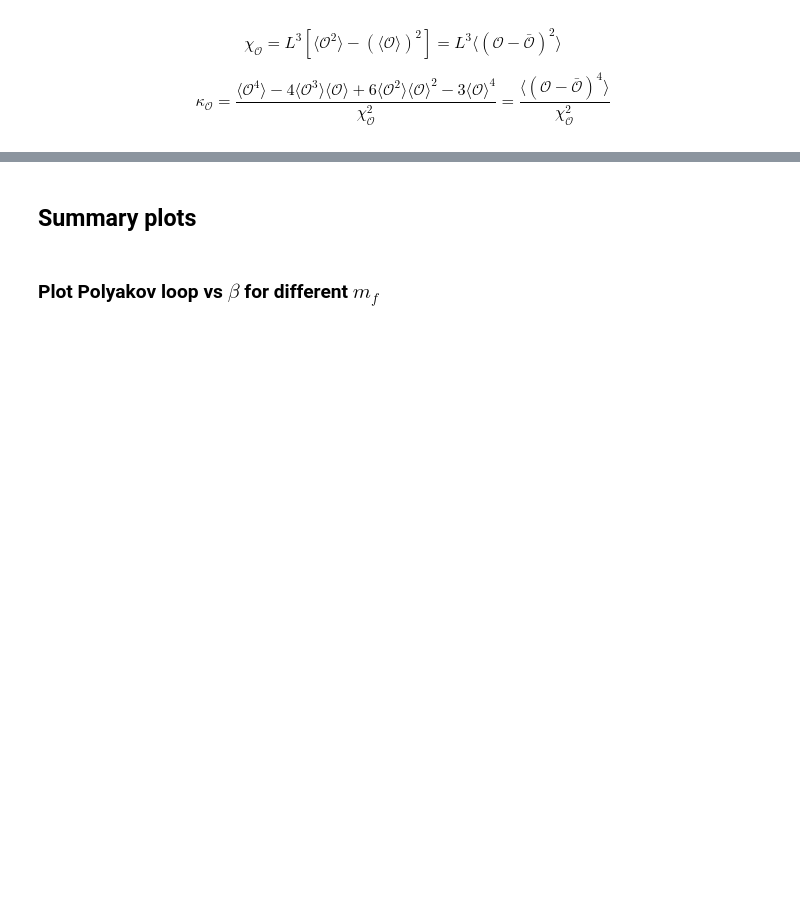
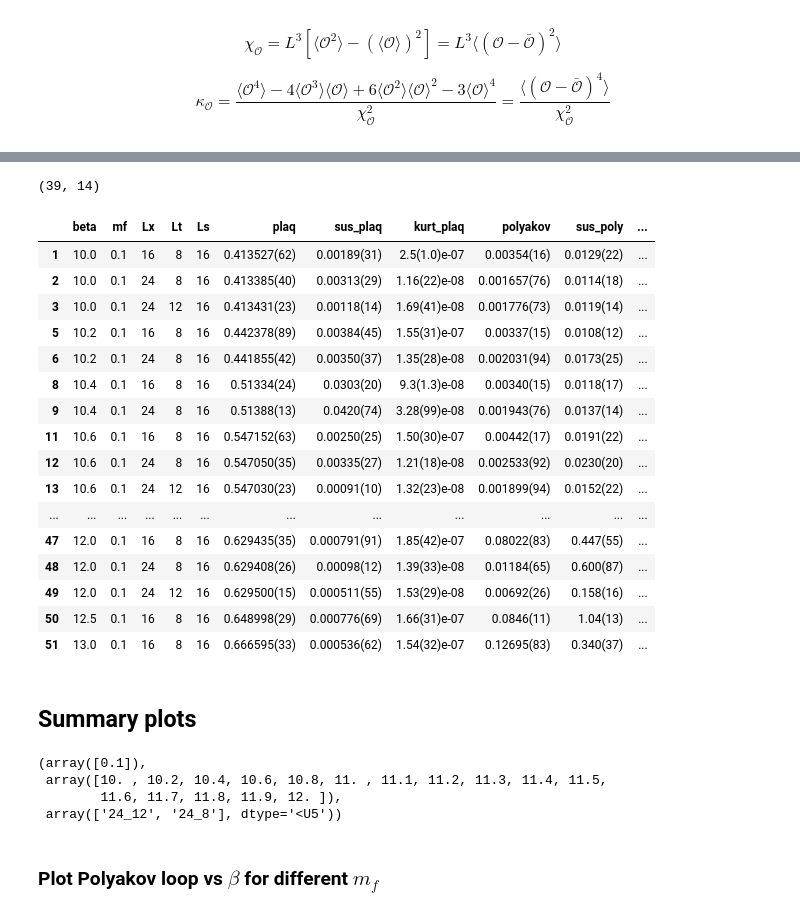
Before and after one commit to vmos1/su4_dm_grid_lsd, a Jupyter notebook: analysis/6c_HMC_compare_runs_include_extension.ipynb, the cells around one changed output, grey strips where cells are left out. Cells and saved outputs as stored; diff of their text form; code cells hidden in the pictures; blank space fills up the shorter version.

```diff
--- a/analysis/6c_HMC_compare_runs_include_extension.ipynb
+++ b/analysis/6c_HMC_compare_runs_include_extension.ipynb
@@ -385,0 +367,26 @@ data_dict.keys()
+# %%
+df_sliced=df_summary[(df_summary.Lt.isin(range(8,16)))&(df_summary.mf==0.1)]
+# df_sliced=df_summary[((df_summary.Lx==16)&(df_summary.Lt==8)&(df_summary.mf==0.1))|((df_summary.Lt==12)&(df_summary.mf==0.067))].copy()
+# df_sliced=df_summary.copy()
+print(df_sliced.shape)
+
+display(df_sliced)
+# %% [output]
+(39, 14)
+|  | beta | mf | Lx | Lt | Ls | plaq | sus_plaq | kurt_plaq | polyakov | sus_poly | ... |
+| 1 | 10.0 | 0.1 | 16 | 8 | 16 | 0.413527(62) | 0.00189(31) | 2.5(1.0)e-07 | 0.00354(16) | 0.0129(22) | ... |
+| 2 | 10.0 | 0.1 | 24 | 8 | 16 | 0.413385(40) | 0.00313(29) | 1.16(22)e-08 | 0.001657(76) | 0.0114(18) | ... |
+| 3 | 10.0 | 0.1 | 24 | 12 | 16 | 0.413431(23) | 0.00118(14) | 1.69(41)e-08 | 0.001776(73) | 0.0119(14) | ... |
+| 5 | 10.2 | 0.1 | 16 | 8 | 16 | 0.442378(89) | 0.00384(45) | 1.55(31)e-07 | 0.00337(15) | 0.0108(12) | ... |
+| 6 | 10.2 | 0.1 | 24 | 8 | 16 | 0.441855(42) | 0.00350(37) | 1.35(28)e-08 | 0.002031(94) | 0.0173(25) | ... |
+| 8 | 10.4 | 0.1 | 16 | 8 | 16 | 0.51334(24) | 0.0303(20) | 9.3(1.3)e-08 | 0.00340(15) | 0.0118(17) | ... |
+| 9 | 10.4 | 0.1 | 24 | 8 | 16 | 0.51388(13) | 0.0420(74) | 3.28(99)e-08 | 0.001943(76) | 0.0137(14) | ... |
+| 11 | 10.6 | 0.1 | 16 | 8 | 16 | 0.547152(63) | 0.00250(25) | 1.50(30)e-07 | 0.00442(17) | 0.0191(22) | ... |
+| 12 | 10.6 | 0.1 | 24 | 8 | 16 | 0.547050(35) | 0.00335(27) | 1.21(18)e-08 | 0.002533(92) | 0.0230(20) | ... |
+| 13 | 10.6 | 0.1 | 24 | 12 | 16 | 0.547030(23) | 0.00091(10) | 1.32(23)e-08 | 0.001899(94) | 0.0152(22) | ... |
+| ... | ... | ... | ... | ... | ... | ... | ... | ... | ... | ... | ... |
+| 47 | 12.0 | 0.1 | 16 | 8 | 16 | 0.629435(35) | 0.000791(91) | 1.85(42)e-07 | 0.08022(83) | 0.447(55) | ... |
+| 48 | 12.0 | 0.1 | 24 | 8 | 16 | 0.629408(26) | 0.00098(12) | 1.39(33)e-08 | 0.01184(65) | 0.600(87) | ... |
+| 49 | 12.0 | 0.1 | 24 | 12 | 16 | 0.629500(15) | 0.000511(55) | 1.53(29)e-08 | 0.00692(26) | 0.158(16) | ... |
+| 50 | 12.5 | 0.1 | 16 | 8 | 16 | 0.648998(29) | 0.000776(69) | 1.66(31)e-07 | 0.0846(11) | 1.04(13) | ... |
+| 51 | 13.0 | 0.1 | 16 | 8 | 16 | 0.666595(33) | 0.000536(62) | 1.54(32)e-07 | 0.12695(83) | 0.340(37) | ... |
@@ -386,12 +397,19 @@ data_dict.keys()
 # %% [markdown]
 ## Summary plots
 # %%
-mf_list   = np.sort(np.unique(df_summary.mf.values))
-beta_list = np.sort(np.unique(df_summary.beta.values))
-# Lt_list = np.sort(np.unique(df_summary.Lt.values))
+df_sliced=df_sliced[df_sliced.Lx==24]
+mf_list   = np.sort(np.unique(df_sliced.mf.values))
+beta_list = np.sort(np.unique(df_sliced.beta.values))
+# Lt_list = np.sort(np.unique(df_sliced.Lt.values))
 
 ## Combining Lx and Lt into a label
-L_list=np.unique([str(i)+'_'+str(j) for i,j in zip(df_summary.Lx.values, df_summary.Lt.values)])
+L_list=np.unique([str(i)+'_'+str(j) for i,j in zip(df_sliced.Lx.values, df_sliced.Lt.values)])
+mf_list,beta_list,L_list
+# %% [output]
+(array([0.1]),
+ array([10. , 10.2, 10.4, 10.6, 10.8, 11. , 11.1, 11.2, 11.3, 11.4, 11.5,
+        11.6, 11.7, 11.8, 11.9, 12. ]),
+ array(['24_12', '24_8'], dtype='<U5'))
 # %% [markdown]
 ### Plot Polyakov loop vs $\beta$ for different $m_f$
 # %%
```
Also changed, not shown: parts of 20 cells of this notebook, 8 other files.
